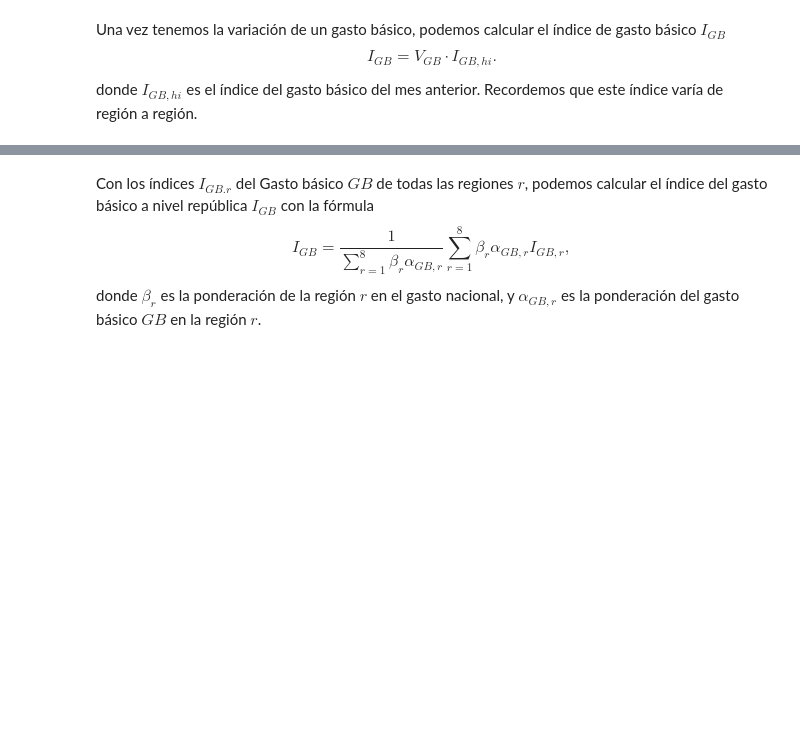
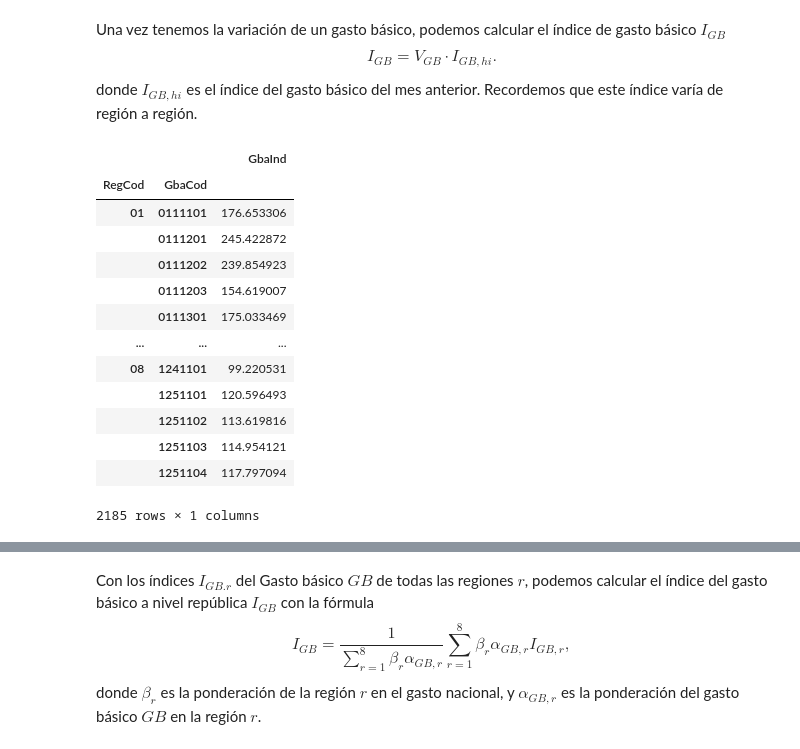
Before and after one commit to ShannonNCM/ComparacionCalculoIPC, a Jupyter notebook: python/Cuaderno_IPC_Regional.ipynb, the cells around one changed output, grey strips where cells are left out. Saved outputs shown, nothing was run; the diff lists cells and outputs as text; code cells hidden in the pictures; blank space fills up the shorter version.

```diff
--- a/python/Cuaderno_IPC_Regional.ipynb
+++ b/python/Cuaderno_IPC_Regional.ipynb
@@ -558,3 +574,21 @@ def IndAnt(anio : int, mes : int, cod : str, conectar, dic = di, ano = False):
         FROM IPC2010_08_RN.dbo.IPCPH{dic[cod]} WHERE PerAno = {anioant} AND PerMes = {mesant} AND PerSem = 3 \
         ORDER BY RegCod, {cod}Cod')
     return pd.read_sql(query, conectar, index_col=['RegCod',cod+'Cod'])
+# %%
+gbaant = IndAnt(2023, 12, 'Gba', connection)
+gbaant
+# %% [output]
+|  |  | GbaInd |
+| RegCod | GbaCod |  |
+| 01 | 0111101 | 176.653306 |
+|  | 0111201 | 245.422872 |
+|  | 0111202 | 239.854923 |
+|  | 0111203 | 154.619007 |
+|  | 0111301 | 175.033469 |
+| ... | ... | ... |
+| 08 | 1241101 | 99.220531 |
+|  | 1251101 | 120.596493 |
+|  | 1251102 | 113.619816 |
+|  | 1251103 | 114.954121 |
+|  | 1251104 | 117.797094 |
+2185 rows × 1 columns
```
Also changed, not shown: parts of 28 cells of this notebook, 15 other files.
